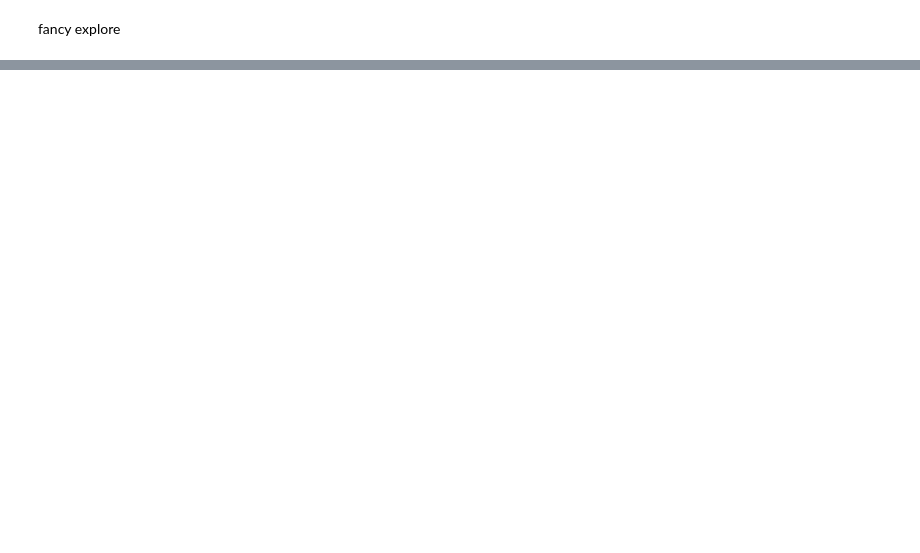
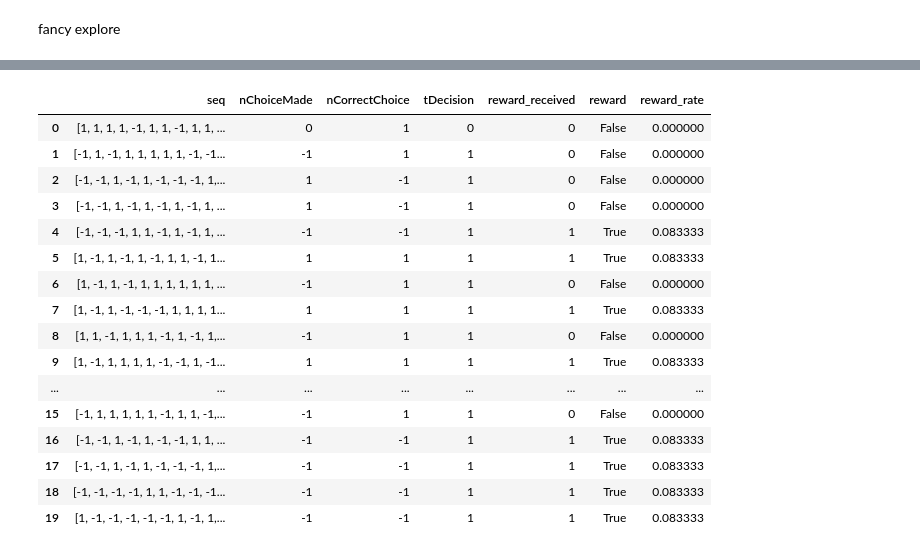
Before and after one commit to amimem/tokens_task, a Jupyter notebook: notebooks/tokens_task_analysis_RL_onerun.ipynb, the cells around one changed output, grey strips where cells are left out. Drawn from its saved outputs; the diff is of its cells as text; code cells hidden in the pictures; blank space fills up the shorter version.

```diff
--- a/notebooks/tokens_task_analysis_RL_onerun.ipynb
+++ b/notebooks/tokens_task_analysis_RL_onerun.ipynb
@@ -223,0 +262,2 @@ plot_dec_times(df_sarsa.iloc[:].reset_index(),pl,'qlearn_fancybias_fancydiscount
+# %%
+h1= df_sarsa.head(20)
@@ -223,0 +266,20 @@ plot_dec_times(df_sarsa.iloc[:].reset_index(),pl,'qlearn_fancybias_fancydiscount
+# %%
+h1
+# %% [output]
+|  | seq | nChoiceMade | nCorrectChoice | tDecision | reward_received | reward | reward_rate |
+| 0 | [1, 1, 1, 1, -1, 1, 1, -1, 1, 1, ... | 0 | 1 | 0 | 0 | False | 0.000000 |
+| 1 | [-1, 1, -1, 1, 1, 1, 1, 1, -1, -1... | -1 | 1 | 1 | 0 | False | 0.000000 |
+| 2 | [-1, -1, 1, -1, 1, -1, -1, -1, 1,... | 1 | -1 | 1 | 0 | False | 0.000000 |
+| 3 | [-1, -1, 1, -1, 1, -1, 1, -1, 1, ... | 1 | -1 | 1 | 0 | False | 0.000000 |
+| 4 | [-1, -1, -1, 1, 1, -1, 1, -1, 1, ... | -1 | -1 | 1 | 1 | True | 0.083333 |
+| 5 | [1, -1, 1, -1, 1, -1, 1, 1, -1, 1... | 1 | 1 | 1 | 1 | True | 0.083333 |
+| 6 | [1, -1, 1, -1, 1, 1, 1, 1, 1, 1, ... | -1 | 1 | 1 | 0 | False | 0.000000 |
+| 7 | [1, -1, 1, -1, -1, -1, 1, 1, 1, 1... | 1 | 1 | 1 | 1 | True | 0.083333 |
+| 8 | [1, 1, -1, 1, 1, 1, -1, 1, -1, 1,... | -1 | 1 | 1 | 0 | False | 0.000000 |
+| 9 | [1, -1, 1, 1, 1, 1, -1, -1, 1, -1... | 1 | 1 | 1 | 1 | True | 0.083333 |
+| ... | ... | ... | ... | ... | ... | ... | ... |
+| 15 | [-1, 1, 1, 1, 1, 1, -1, 1, 1, -1,... | -1 | 1 | 1 | 0 | False | 0.000000 |
+| 16 | [-1, -1, 1, -1, 1, -1, -1, 1, 1, ... | -1 | -1 | 1 | 1 | True | 0.083333 |
+| 17 | [-1, -1, 1, -1, 1, -1, -1, -1, 1,... | -1 | -1 | 1 | 1 | True | 0.083333 |
+| 18 | [-1, -1, -1, -1, 1, 1, -1, -1, -1... | -1 | -1 | 1 | 1 | True | 0.083333 |
+| 19 | [1, -1, -1, -1, -1, -1, 1, -1, 1,... | -1 | -1 | 1 | 1 | True | 0.083333 |
```
Also changed, not shown: parts of 10 cells of this notebook.
